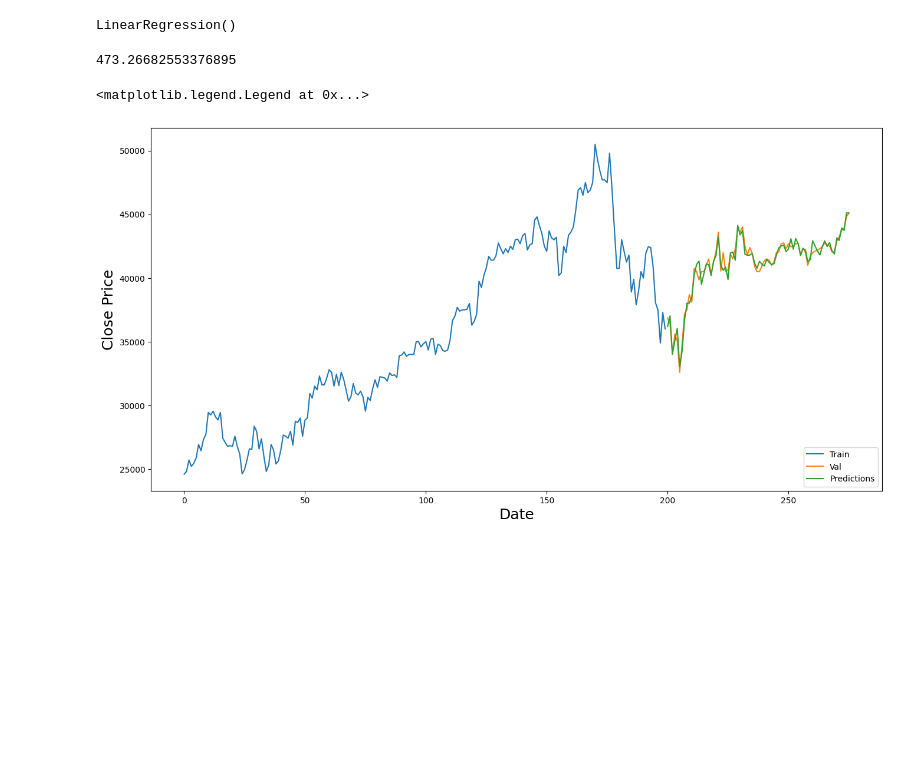
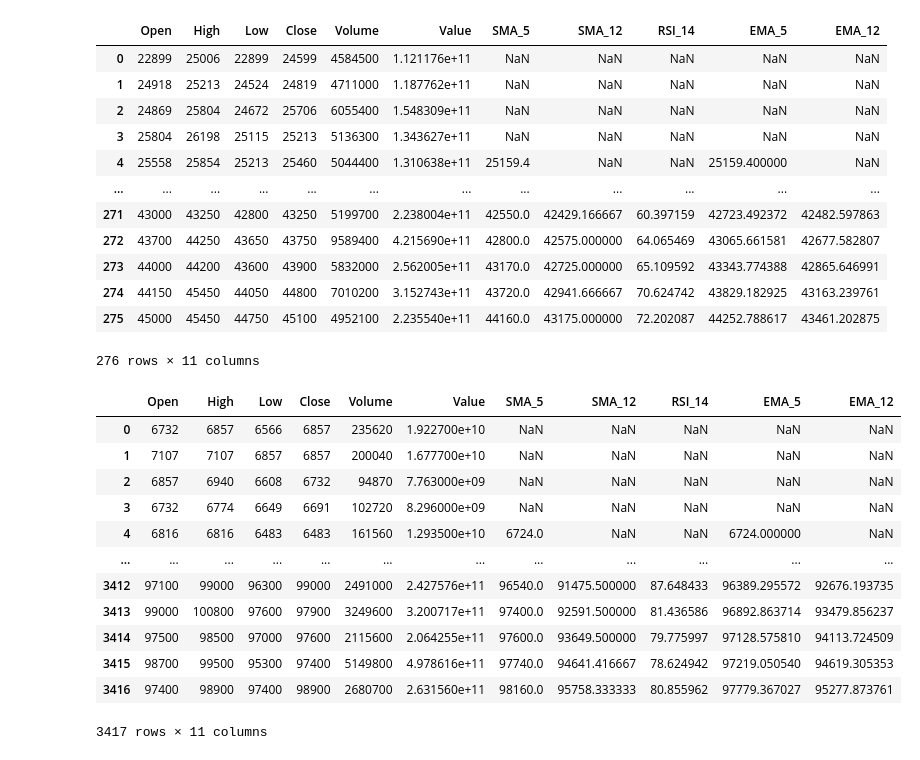
Before and after one commit to nghiado905/MyProject, a Jupyter notebook: Fintech/Strategy/fpt_strategy.ipynb, the cells around one changed output. Drawn from its saved outputs; the diff is of its cells as text; code cells hidden in the pictures; blank space fills up the shorter version.

```diff
--- a/Fintech/Strategy/fpt_strategy.ipynb
+++ b/Fintech/Strategy/fpt_strategy.ipynb
@@ -59,11 +24,0 @@ from sklearn.linear_model import Ridge
-# %%
-clfreg = LinearRegression()
-clfreg.fit(X_train, y_train)
-# %% [output]
-LinearRegression()
-# %%
-y_pred =clfreg.predict(x_test)
-rmse=np.sqrt(np.mean(np.power((np.array(y_test)-np.array(y_pred)),2)))
-print(rmse)
-# %% [output]
-473.26682553376895
@@ -74,11 +25,16 @@ data_test_copy = data_test.copy()
-# %%
-plt.figure(figsize=(16,8))
-data_test_copy['Predictions'] = y_pred
-plt.plot(data_train['Close'])
-plt.xlabel("Date", fontsize = 18)
-plt.ylabel("Close Price", fontsize = 18)
-plt.plot(data_test[['Close', 'Predictions']])
-plt.legend(['Train', 'Val', 'Predictions'], loc='lower right')
-# %% [output]
-<matplotlib.legend.Legend at 0x...>
-[figure, removed]
+# %%
+df
+# %% [output]
+|  | Open | High | Low | Close | Volume | Value | SMA_5 | SMA_12 | RSI_14 | EMA_5 | EMA_12 |
+| 0 | 22899 | 25006 | 22899 | 24599 | 4584500 | 1.121176e+11 | NaN | NaN | NaN | NaN | NaN |
+| 1 | 24918 | 25213 | 24524 | 24819 | 4711000 | 1.187762e+11 | NaN | NaN | NaN | NaN | NaN |
+| 2 | 24869 | 25804 | 24672 | 25706 | 6055400 | 1.548309e+11 | NaN | NaN | NaN | NaN | NaN |
+| 3 | 25804 | 26198 | 25115 | 25213 | 5136300 | 1.343627e+11 | NaN | NaN | NaN | NaN | NaN |
+| 4 | 25558 | 25854 | 25213 | 25460 | 5044400 | 1.310638e+11 | 25159.4 | NaN | NaN | 25159.400000 | NaN |
+| ... | ... | ... | ... | ... | ... | ... | ... | ... | ... | ... | ... |
+| 271 | 43000 | 43250 | 42800 | 43250 | 5199700 | 2.238004e+11 | 42550.0 | 42429.166667 | 60.397159 | 42723.492372 | 42482.597863 |
+| 272 | 43700 | 44250 | 43650 | 43750 | 9589400 | 4.215690e+11 | 42800.0 | 42575.000000 | 64.065469 | 43065.661581 | 42677.582807 |
+| 273 | 44000 | 44200 | 43600 | 43900 | 5832000 | 2.562005e+11 | 43170.0 | 42725.000000 | 65.109592 | 43343.774388 | 42865.646991 |
+| 274 | 44150 | 45450 | 44050 | 44800 | 7010200 | 3.152743e+11 | 43720.0 | 42941.666667 | 70.624742 | 43829.182925 | 43163.239761 |
+| 275 | 45000 | 45450 | 44750 | 45100 | 4952100 | 2.235540e+11 | 44160.0 | 43175.000000 | 72.202087 | 44252.788617 | 43461.202875 |
+276 rows × 11 columns
@@ -84,0 +53,16 @@ plt.legend(['Train', 'Val', 'Predictions'], loc='lower right')
+# %%
+df
+# %% [output]
+|  | Open | High | Low | Close | Volume | Value | SMA_5 | SMA_12 | RSI_14 | EMA_5 | EMA_12 |
+| 0 | 6732 | 6857 | 6566 | 6857 | 235620 | 1.922700e+10 | NaN | NaN | NaN | NaN | NaN |
+| 1 | 7107 | 7107 | 6857 | 6857 | 200040 | 1.677700e+10 | NaN | NaN | NaN | NaN | NaN |
+| 2 | 6857 | 6940 | 6608 | 6732 | 94870 | 7.763000e+09 | NaN | NaN | NaN | NaN | NaN |
+| 3 | 6732 | 6774 | 6649 | 6691 | 102720 | 8.296000e+09 | NaN | NaN | NaN | NaN | NaN |
+| 4 | 6816 | 6816 | 6483 | 6483 | 161560 | 1.293500e+10 | 6724.0 | NaN | NaN | 6724.000000 | NaN |
+| ... | ... | ... | ... | ... | ... | ... | ... | ... | ... | ... | ... |
+| 3412 | 97100 | 99000 | 96300 | 99000 | 2491000 | 2.427576e+11 | 96540.0 | 91475.500000 | 87.648433 | 96389.295572 | 92676.193735 |
+| 3413 | 99000 | 100800 | 97600 | 97900 | 3249600 | 3.200717e+11 | 97400.0 | 92591.500000 | 81.436586 | 96892.863714 | 93479.856237 |
+| 3414 | 97500 | 98500 | 97000 | 97600 | 2115600 | 2.064255e+11 | 97600.0 | 93649.500000 | 79.775997 | 97128.575810 | 94113.724509 |
+| 3415 | 98700 | 99500 | 95300 | 97400 | 5149800 | 4.978616e+11 | 97740.0 | 94641.416667 | 78.624942 | 97219.050540 | 94619.305353 |
+| 3416 | 97400 | 98900 | 97400 | 98900 | 2680700 | 2.631560e+11 | 98160.0 | 95758.333333 | 80.855962 | 97779.367027 | 95277.873761 |
+3417 rows × 11 columns
```
Also changed, not shown: parts of 27 cells of this notebook, 2 other files.
